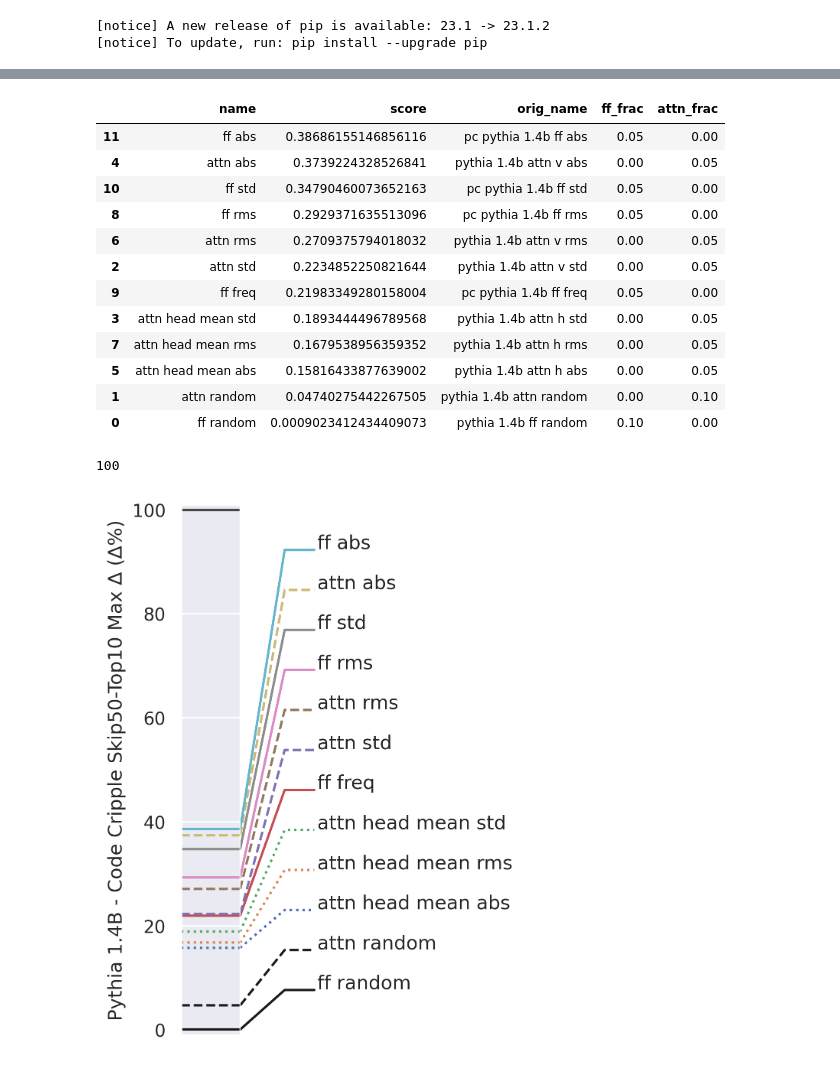
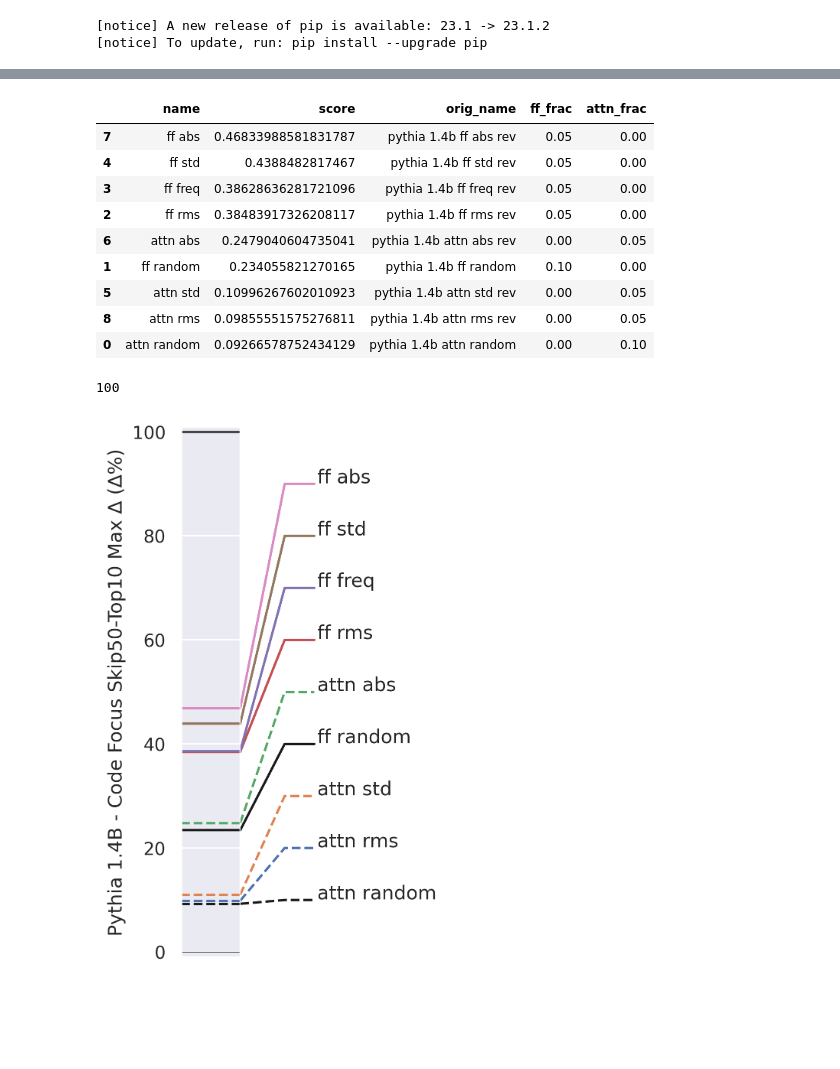
Before and after one commit to nickypro/separability, a Jupyter notebook: examples/analyse-methods.ipynb, the cells around one changed output, grey strips where cells are left out. Saved outputs shown, nothing was run; the diff lists cells and outputs as text; code cells hidden in the pictures; blank space fills up the shorter version.

Commit message:
Added option to look at reverse charts for analyse-methods

```diff
--- a/examples/analyse-methods.ipynb
+++ b/examples/analyse-methods.ipynb
@@ -18,7 +18,9 @@ sns.set_theme()
 # %%
 _runs_attn = api.runs("seperability/method-compare")
 _runs_orig = api.runs("seperability/pile-code-attn")
+_runs = [*_runs_attn, *_runs_orig]
 wandb_cache = {}
+_reverse = True
 # %%
 metric_map = {"base": "Top1", "topk": "Top10", "skip": "Skip50-Top1", "topk_skip": "Skip50-Top10", "loss": "Loss", "perplexity": "Perplexity"}
 color_map  = {"pile": "tab:orange", "code": "tab:blue", "python": "tab:green"}
@@ -174,8 +191,8 @@ def plot_horizontal(_data, scale=1.0):
             #fontweight = "bold"
             color = "k"
 
-        if "rev" in label:
-            fontstyle = "italic"
+        #if "rev" in label:
+        #    fontstyle = "italic"
 
         y_label = linspace[index+1]
         ax1.plot([0, 0.15, 0.25], [point, y_label, y_label], linestyle=linestyle, color=color)
@@ -196,7 +213,8 @@ def plot_technique_comparison(runs_filtered, scale=1.0, **kwargs):
         x = np.array([*x, 1])
         y = np.array([*y, 1])
         #area =  1 - calculate_area(x, y)*2
-        score = np.array(calculate_max_diff(y, x))
+        use_reverse = _reverse and "random" in r.run.name
+        score = np.array(calculate_max_diff(y, x, _reversed=use_reverse))
 
         if not "attn_prune_heads" in r.run.config:
             r.run.config["attn_prune_heads"] = False
@@ -210,8 +228,10 @@ def plot_technique_comparison(runs_filtered, scale=1.0, **kwargs):
         name = name.split("pc opt 1.3b")[-1]
         name = name.split("opt 1.3b")[-1]
         name = "h".join(name.split("head"))
+        #name = "".join(name.split(" orig"))
+        name = "".join(name.split(" v"))
         name = "".join(name.split(" orig"))
-        name = "".join(name.split(" v"))
+        name = "".join(name.split(" rev"))
 
         if "attn h" in name:
             h_type = "attn head " + r.run.config["attn_prune_heads_mode"]
@@ -286,9 +306,11 @@ plt.show()
 # %%
 runs_filtered, run_limit = [], None
-for run in [*_runs_orig, *_runs_attn]:
+for run in _runs:
     if run_limit and len(runs_filtered) > run_limit:
         break
     if run.state == "crashed":
+        continue
+    if not "model_size" in run.config:
         continue
     if not run.config["model_size"] == "facebook/galactica-1.3b":
         continue
@@ -296,7 +318,9 @@ for run in [*_runs_orig, *_runs_attn]:
         continue
     #if not "attn" in run.name:
     #    continue
-    if "rev" in run.name:
+    if run.config["attn_frac"] > 0 and run.config["attn_frac"] < 0.05:
+        continue
+    if test_skip_rev(run.name):
         continue
     if "svd" in run.name and "attn h" in run.name:
         continue
@@ -326,7 +350,7 @@ fig, (ax1, ax2) = plot_technique_comparison(runs_filtered, scale)
 ax1.set_ylim(-0.01*scale, 1.01*scale)
 ax2.set_ylim(-0.01*scale, 1.01*scale)
 #ax2.text( 1, -0.55, "Code Cripple", ha="right", va="top")
-ax2.set_ylabel("Galactica 1.3B - Code Cripple Skip50-Top10 Max ∆ (∆%)")
+ax2.set_ylabel(f"Galactica 1.3B - Code {cripple_or_focus} Skip50-Top10 Max ∆ (∆%)")
 
 plt.show()
 # %% [output]
@@ -348,6 +373,8 @@ plt.show()
 # %%
 runs_filtered, run_limit = [], None
-for run in [*_runs_orig, *_runs_attn]:
+for run in _runs:
+    if not "model_size" in run.config:
+        continue
     if not run.config["model_size"].lower() == "EleutherAI/pythia-1.4B".lower():
         continue
     if run_limit and len(runs_filtered) > run_limit:
@@ -356,50 +383,49 @@ for run in [*_runs_orig, *_runs_attn]:
         continue
     #if not "attn" in run.name:
     #    continue
-    if "rev" in run.name:
+    if _reverse and "attn h" in run.name:
+        continue
+    if test_skip_rev(run.name):
         continue
     if "base" in run.name:
         continue
     if "sqrt" in run.name:
         continue
     if run.config["ff_frac"] > 0 and run.config["ff_frac"] < 0.05:
         continue
     #if "attn" in run.name:
     #    continue
     if "L" in run.name:
         continue
     if run.name in [
             "gal 1.3b del bias attn abs",
             "gal 1.3b attn",
             "gal 1.3b both old",
             "gal 1.3b both svd-b",
         ]:
         continue
     #print(run.name, run.config.items())
     runs_filtered.append(run.url)
 
 scale = 100
 fig, (ax1, ax2) = plot_technique_comparison(runs_filtered, scale)
 ax1.set_ylim(-0.01*scale, 1.01*scale)
 ax2.set_ylim(-0.01*scale, 1.01*scale)
-ax2.set_ylabel("Pythia 1.4B - Code Cripple Skip50-Top10 Max ∆ (∆%)")
+ax2.set_ylabel(f"Pythia 1.4B - Code {cripple_or_focus} Skip50-Top10 Max ∆ (∆%)")
 plt.show()
 # %% [output]
 |  | name | score | orig_name | ff_frac | attn_frac |
-| 11 | ff abs | 0.38686155146856116 | pc pythia 1.4b ff abs | 0.05 | 0.00 |
-| 4 | attn abs | 0.3739224328526841 | pythia 1.4b attn v abs | 0.00 | 0.05 |
-| 10 | ff std | 0.34790460073652163 | pc pythia 1.4b ff std | 0.05 | 0.00 |
-| 8 | ff rms | 0.2929371635513096 | pc pythia 1.4b ff rms | 0.05 | 0.00 |
-| 6 | attn rms | 0.2709375794018032 | pythia 1.4b attn v rms | 0.00 | 0.05 |
-| 2 | attn std | 0.2234852250821644 | pythia 1.4b attn v std | 0.00 | 0.05 |
-| 9 | ff freq | 0.21983349280158004 | pc pythia 1.4b ff freq | 0.05 | 0.00 |
-| 3 | attn head mean std | 0.1893444496789568 | pythia 1.4b attn h std | 0.00 | 0.05 |
-| 7 | attn head mean rms | 0.1679538956359352 | pythia 1.4b attn h rms | 0.00 | 0.05 |
-| 5 | attn head mean abs | 0.15816433877639002 | pythia 1.4b attn h abs | 0.00 | 0.05 |
-| 1 | attn random | 0.04740275442267505 | pythia 1.4b attn random | 0.00 | 0.10 |
-| 0 | ff random | 0.0009023412434409073 | pythia 1.4b ff random | 0.10 | 0.00 |
+| 7 | ff abs | 0.46833988581831787 | pythia 1.4b ff abs rev | 0.05 | 0.00 |
+| 4 | ff std | 0.4388482817467 | pythia 1.4b ff std rev | 0.05 | 0.00 |
+| 3 | ff freq | 0.38628636281721096 | pythia 1.4b ff freq rev | 0.05 | 0.00 |
+| 2 | ff rms | 0.38483917326208117 | pythia 1.4b ff rms rev | 0.05 | 0.00 |
+| 6 | attn abs | 0.2479040604735041 | pythia 1.4b attn abs rev | 0.00 | 0.05 |
+| 1 | ff random | 0.234055821270165 | pythia 1.4b ff random | 0.10 | 0.00 |
+| 5 | attn std | 0.10996267602010923 | pythia 1.4b attn std rev | 0.00 | 0.05 |
+| 8 | attn rms | 0.09855551575276811 | pythia 1.4b attn rms rev | 0.00 | 0.05 |
+| 0 | attn random | 0.09266578752434129 | pythia 1.4b attn random | 0.00 | 0.10 |
 100
-[figure, old version]
+[figure, new version]
 # %%
 
 runs_filtered, run_limit = [], None
```
Also changed, not shown: parts of 4 cells of this notebook.
